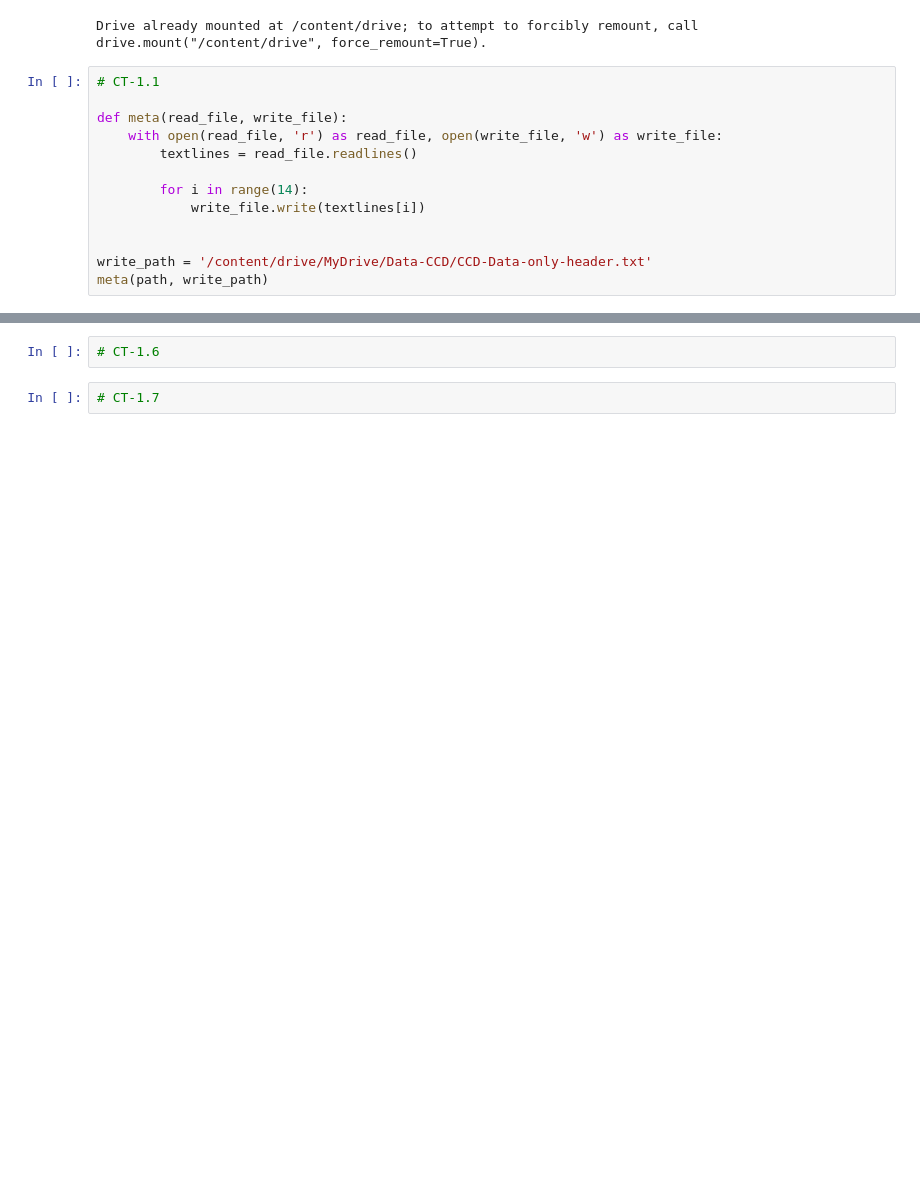
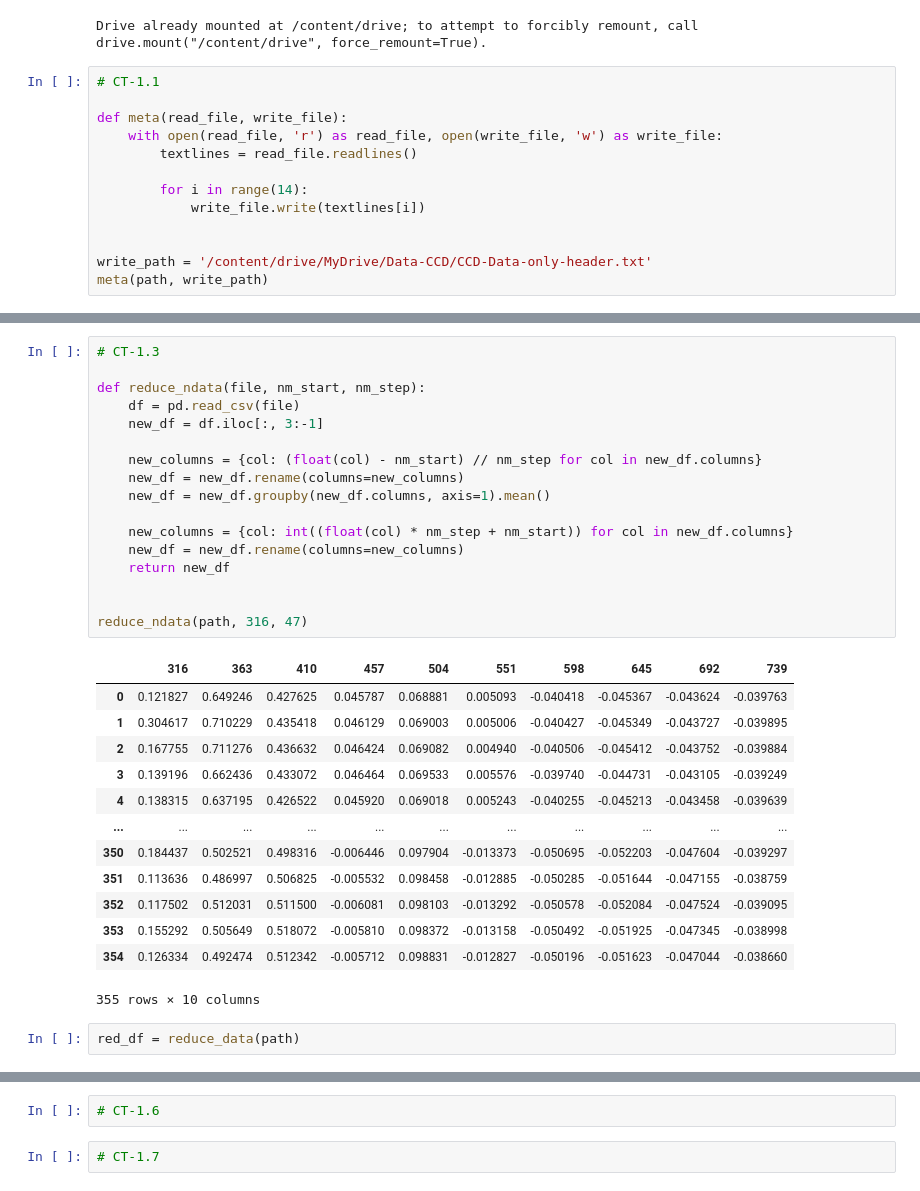
Before and after one commit to orsli/Data-Science-Fundamentals, a Jupyter notebook: CodingTask1.ipynb, the cells around one changed output, grey strips where cells are left out. Drawn from its saved outputs; the diff is of its cells as text; blank space fills up the shorter version.

```diff
--- a/CodingTask1.ipynb
+++ b/CodingTask1.ipynb
@@ -48,0 +73,33 @@ meta(path, write_path)
+# %%
+# CT-1.3
+
+def reduce_ndata(file, nm_start, nm_step):
+    df = pd.read_csv(file)
+    new_df = df.iloc[:, 3:-1]
+
+    new_columns = {col: (float(col) - nm_start) // nm_step for col in new_df.columns}
+    new_df = new_df.rename(columns=new_columns)
+    new_df = new_df.groupby(new_df.columns, axis=1).mean()
+
+    new_columns = {col: int((float(col) * nm_step + nm_start)) for col in new_df.columns}
+    new_df = new_df.rename(columns=new_columns)
+    return new_df
+
+
+reduce_ndata(path, 316, 47)
+# %% [output]
+|  | 316 | 363 | 410 | 457 | 504 | 551 | 598 | 645 | 692 | 739 |
+| 0 | 0.121827 | 0.649246 | 0.427625 | 0.045787 | 0.068881 | 0.005093 | -0.040418 | -0.045367 | -0.043624 | -0.039763 |
+| 1 | 0.304617 | 0.710229 | 0.435418 | 0.046129 | 0.069003 | 0.005006 | -0.040427 | -0.045349 | -0.043727 | -0.039895 |
+| 2 | 0.167755 | 0.711276 | 0.436632 | 0.046424 | 0.069082 | 0.004940 | -0.040506 | -0.045412 | -0.043752 | -0.039884 |
+| 3 | 0.139196 | 0.662436 | 0.433072 | 0.046464 | 0.069533 | 0.005576 | -0.039740 | -0.044731 | -0.043105 | -0.039249 |
+| 4 | 0.138315 | 0.637195 | 0.426522 | 0.045920 | 0.069018 | 0.005243 | -0.040255 | -0.045213 | -0.043458 | -0.039639 |
+| ... | ... | ... | ... | ... | ... | ... | ... | ... | ... | ... |
+| 350 | 0.184437 | 0.502521 | 0.498316 | -0.006446 | 0.097904 | -0.013373 | -0.050695 | -0.052203 | -0.047604 | -0.039297 |
+| 351 | 0.113636 | 0.486997 | 0.506825 | -0.005532 | 0.098458 | -0.012885 | -0.050285 | -0.051644 | -0.047155 | -0.038759 |
+| 352 | 0.117502 | 0.512031 | 0.511500 | -0.006081 | 0.098103 | -0.013292 | -0.050578 | -0.052084 | -0.047524 | -0.039095 |
+| 353 | 0.155292 | 0.505649 | 0.518072 | -0.005810 | 0.098372 | -0.013158 | -0.050492 | -0.051925 | -0.047345 | -0.038998 |
+| 354 | 0.126334 | 0.492474 | 0.512342 | -0.005712 | 0.098831 | -0.012827 | -0.050196 | -0.051623 | -0.047044 | -0.038660 |
+355 rows × 10 columns
+# %%
+red_df = reduce_data(path)
```
Also changed, not shown: parts of 9 cells of this notebook.
